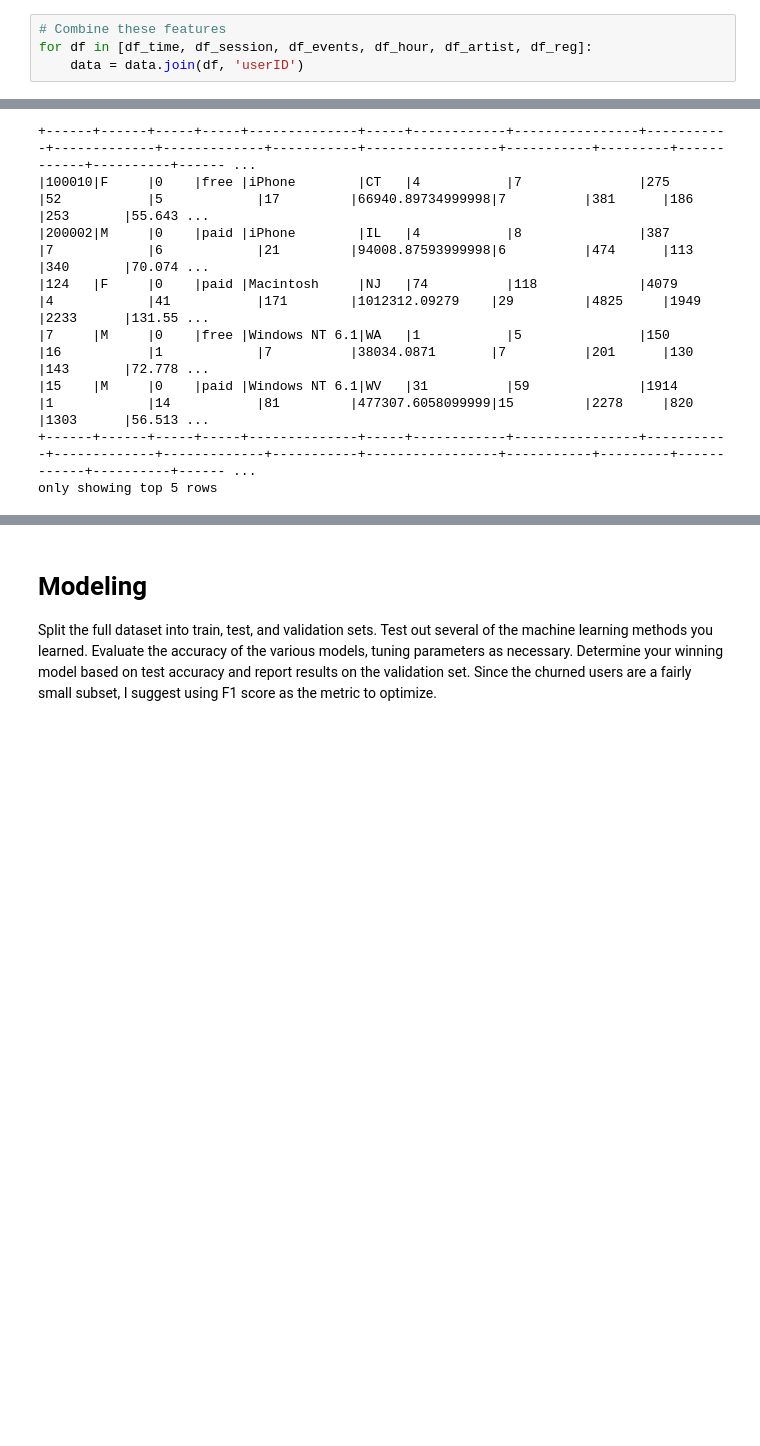
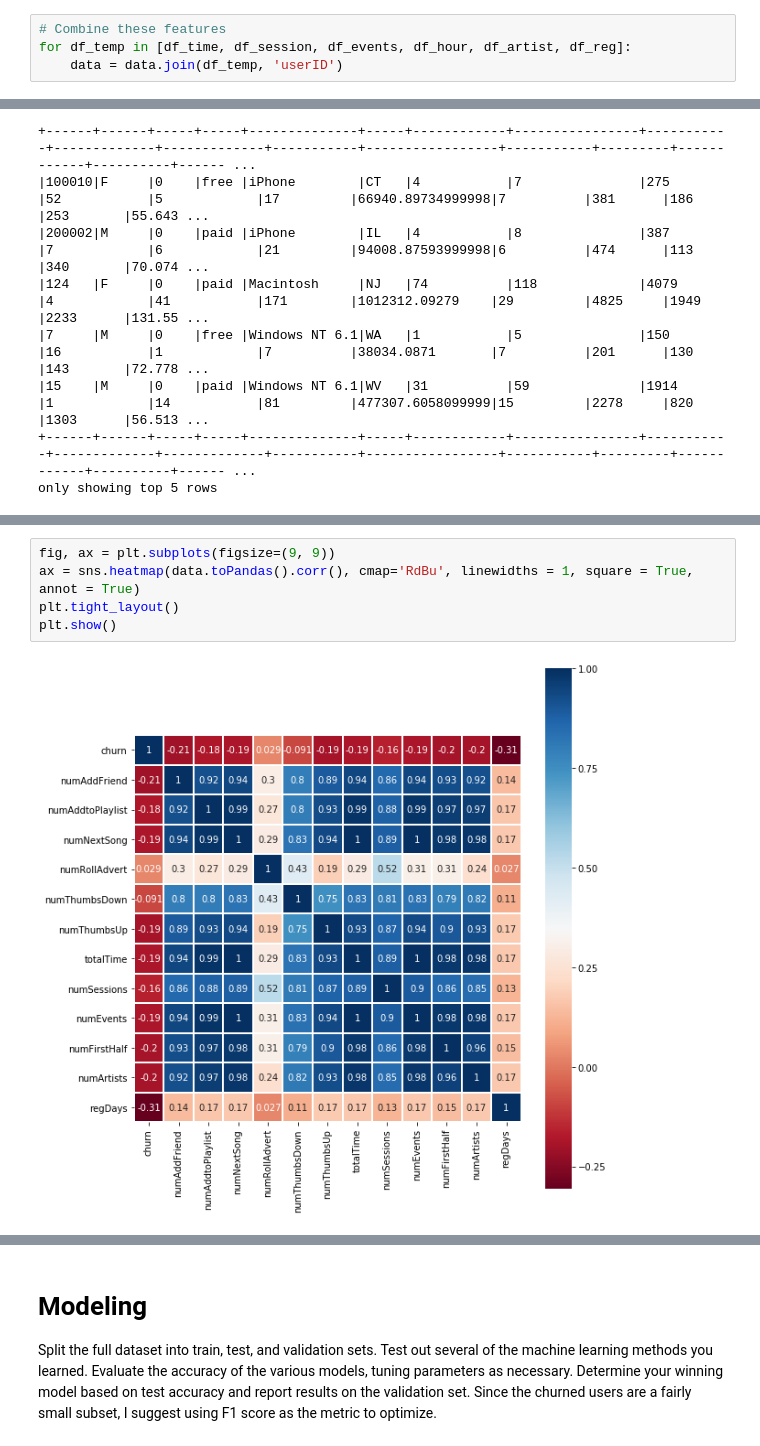
Before and after one commit to chziha/Data-Scientist-Udacity-Nanodegree, a Jupyter notebook: Churn-Predicting-with-Spark/Sparkify.ipynb, the cells around one changed output, grey strips where cells are left out. Cells and saved outputs as stored; diff of their text form; blank space fills up the shorter version.

```diff
--- a/Churn-Predicting-with-Spark/Sparkify.ipynb
+++ b/Churn-Predicting-with-Spark/Sparkify.ipynb
@@ -943,8 +943,8 @@ df_reg.show(5)
 only showing top 5 rows
 # %%
 # Combine these features
-for df in [df_time, df_session, df_events, df_hour, df_artist, df_reg]:
-    data = data.join(df, 'userID')
+for df_temp in [df_time, df_session, df_events, df_hour, df_artist, df_reg]:
+    data = data.join(df_temp, 'userID')
 # %%
 data.show(5, False)
 # %% [output]
@@ -963,0 +975,7 @@ data.write.save('dataset.csv', format='csv', header = True)
+# %%
+fig, ax = plt.subplots(figsize=(9, 9))
+ax = sns.heatmap(data.toPandas().corr(), cmap='RdBu', linewidths = 1, square = True, annot = True)
+plt.tight_layout()
+plt.show()
+# %% [output]
+[figure, added]
```
Also changed, not shown: parts of 7 cells of this notebook.
